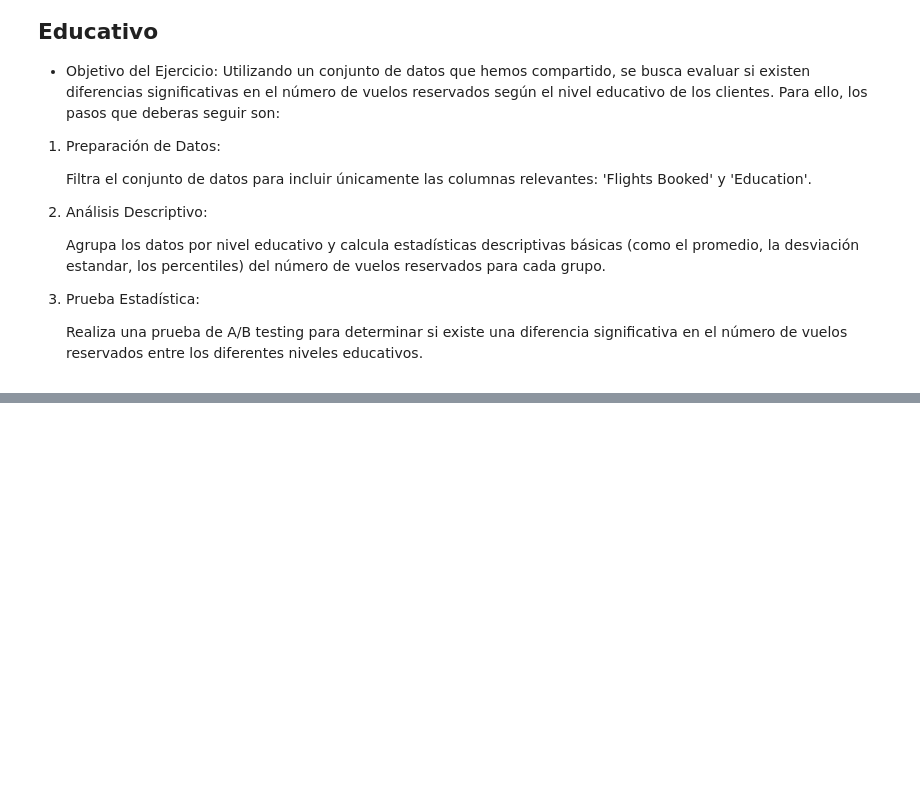
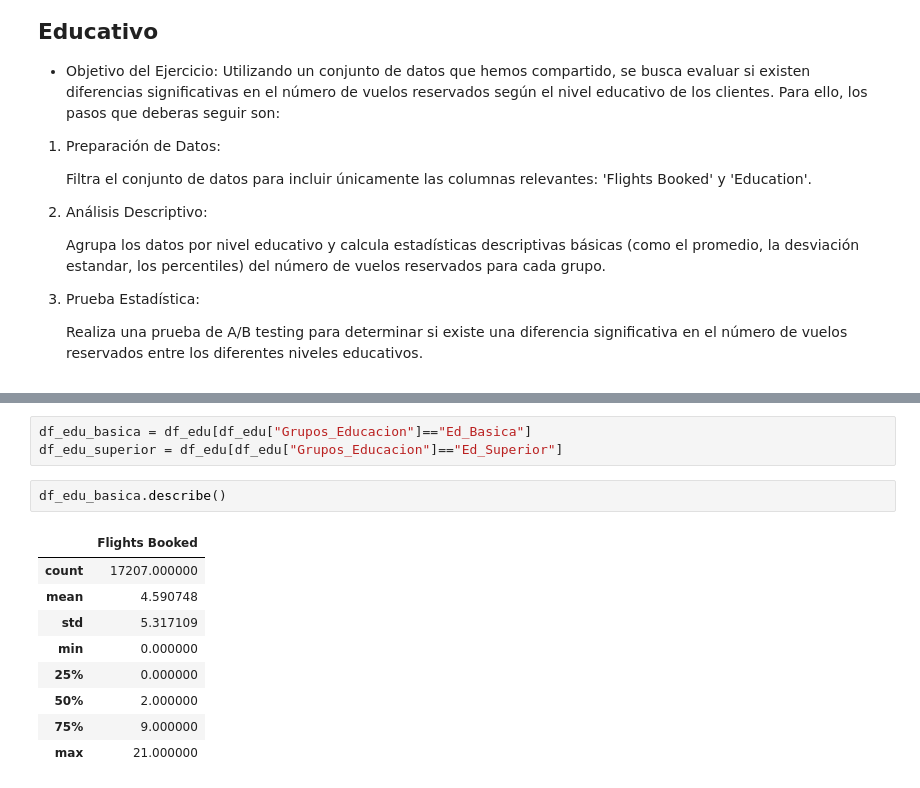
Before and after one commit to martapintoslopez/Airline, a Jupyter notebook: ev_final.ipynb, the cells around one changed output, grey strips where cells are left out. Saved outputs shown, nothing was run; the diff lists cells and outputs as text; blank space fills up the shorter version.

```diff
--- a/ev_final.ipynb
+++ b/ev_final.ipynb
@@ -992,0 +1047,15 @@ plt.show();
+# %%
+df_edu_basica = df_edu[df_edu["Grupos_Educacion"]=="Ed_Basica"]
+df_edu_superior = df_edu[df_edu["Grupos_Educacion"]=="Ed_Superior"]
+# %%
+df_edu_basica.describe()
+# %% [output]
+|  | Flights Booked |
+| count | 17207.000000 |
+| mean | 4.590748 |
+| std | 5.317109 |
+| min | 0.000000 |
+| 25% | 0.000000 |
+| 50% | 2.000000 |
+| 75% | 9.000000 |
+| max | 21.000000 |
```
Also changed, not shown: parts of 20 cells of this notebook.
